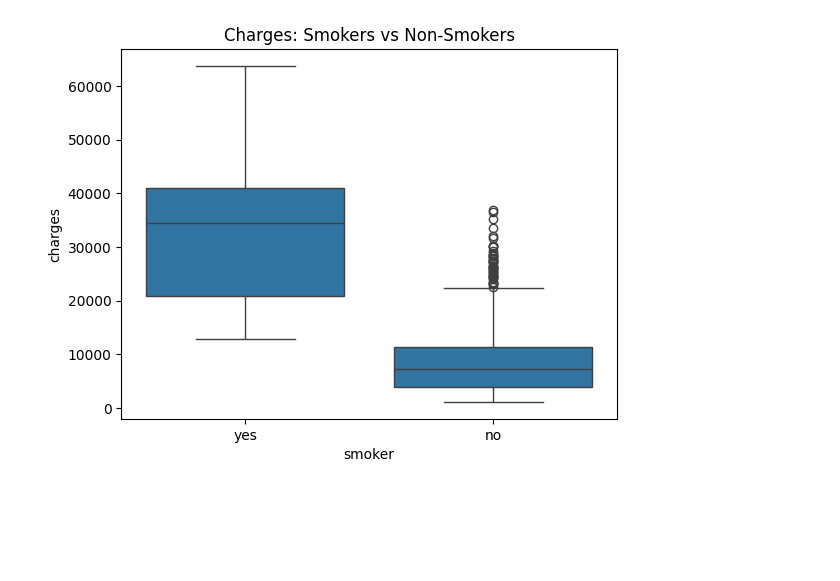
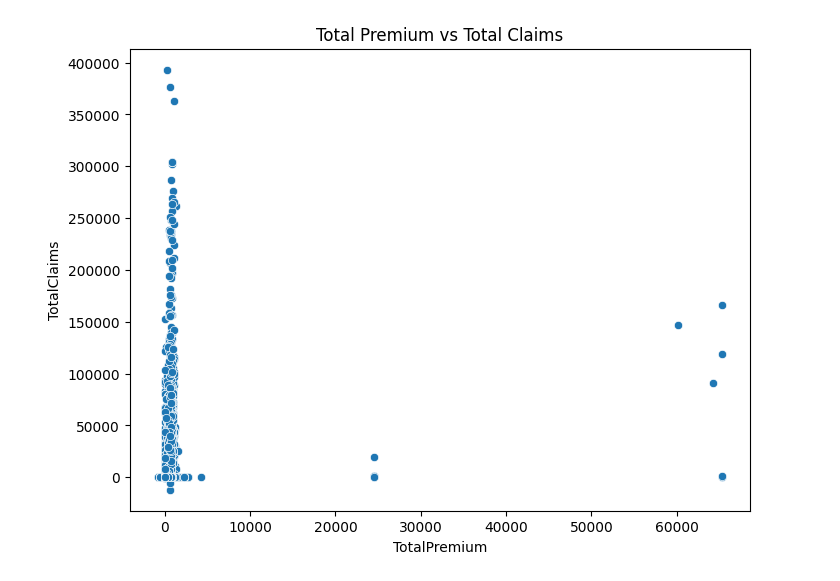
Before and after one commit to Bilen189/insurance-risk-analytics-week3, a Jupyter notebook: notebooks/01_eda.ipynb, the cells around one changed output. Saved outputs shown, nothing was run; the diff lists cells and outputs as text; code cells hidden in the pictures; blank space fills up the shorter version.

Commit message:
feat: update EDA with official insurance dataset

```diff
--- a/notebooks/01_eda.ipynb
+++ b/notebooks/01_eda.ipynb
@@ -82,5 +97,0 @@ Name: charges, dtype: float64
-# %%
-import pandas as pd
-
-df = pd.read_csv("../data/insurance.csv")
-df.head()
@@ -121,2 +117,0 @@ dtype: int64
-# %%
-df["risk_score"] = df["charges"]
@@ -162,0 +118,8 @@ plt.show()
+# %%
+df["LossRatio"] = np.where(
+    df["TotalPremium"] > 0,
+    df["TotalClaims"] / df["TotalPremium"],
+    0
+)
+
+df["LossRatio"].describe()
@@ -162,0 +193,16 @@ plt.show()
+# %%
+df["TransactionMonth"] = pd.to_datetime(
+    df["TransactionMonth"]
+)
+
+monthly_claims = df.groupby(
+    df["TransactionMonth"].dt.to_period("M")
+)["TotalClaims"].sum()
+
+monthly_claims.plot(
+    figsize=(12,5)
+)
+
+plt.title("Monthly Total Claims Trend")
+plt.ylabel("Total Claims")
+plt.show()
@@ -163,6 +224,16 @@ plt.show()
 # %%
-sns.boxplot(data=df, x="smoker", y="charges")
-plt.title("Charges: Smokers vs Non-Smokers")
+plt.figure(figsize=(8,6))
+
+sns.scatterplot(
+    data=df,
+    x="TotalPremium",
+    y="TotalClaims"
+)
+
+plt.title(
+    "Total Premium vs Total Claims"
+)
+
 plt.show()
 # %% [output]
-[figure, old version]
+[figure, new version]
```
Also changed, not shown: parts of 30 cells of this notebook.
